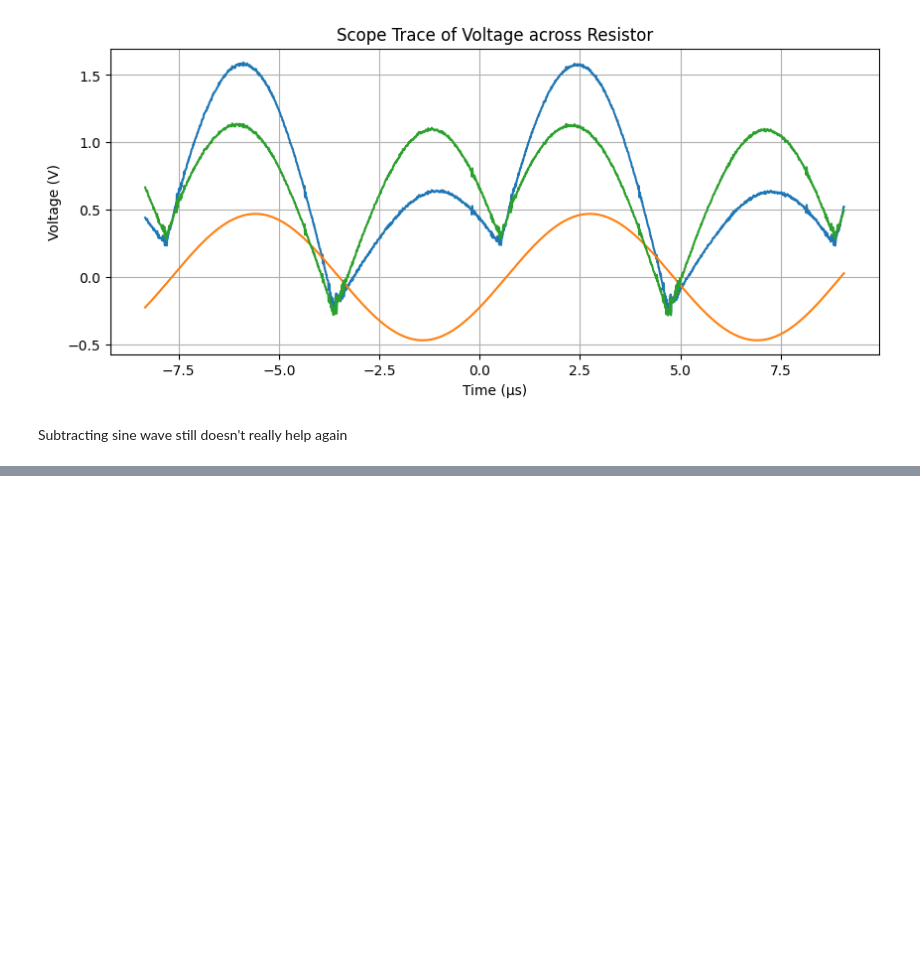
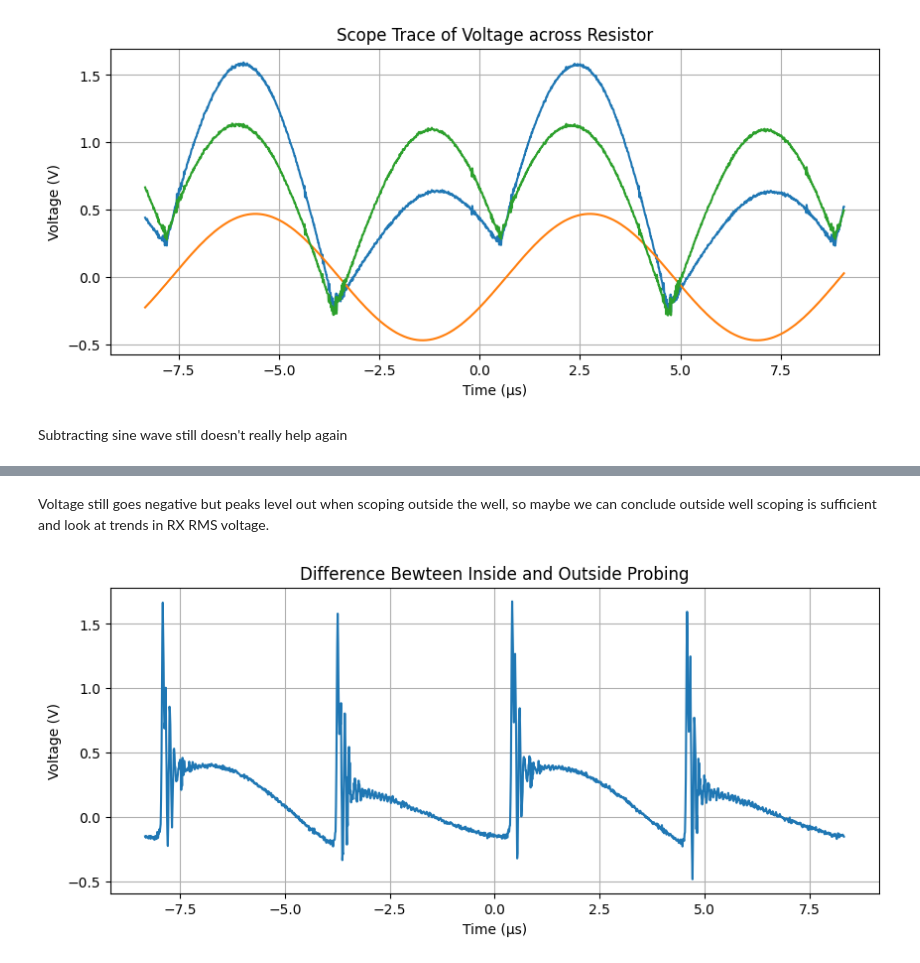
Before and after one commit to davisgtoth/Wireless-Drone-Data-Analysis, a Jupyter notebook: analysis.ipynb, the cells around one changed output, grey strips where cells are left out. Cells and saved outputs as stored; diff of their text form; code cells hidden in the pictures; blank space fills up the shorter version.

```diff
--- a/analysis.ipynb
+++ b/analysis.ipynb
@@ -873,0 +938,12 @@ Subtracting sine wave still doesn't really help again
+# %% [markdown]
+Voltage still goes negative but peaks level out when scoping outside the well, so maybe we can conclude outside well scoping is sufficient and look at trends in RX RMS voltage.
+# %%
+plt.figure(figsize=(10,4))
+plt.plot(in_time[start:stop]*1e6, in_volt[start:stop] - out_volt[start:stop])
+plt.xlabel('Time (\u03BCs)')
+plt.ylabel('Voltage (V)')
+plt.title('Difference Bewteen Inside and Outside Probing')
+plt.grid()
+plt.show()
+# %% [output]
+[figure, added]
```
Also changed, not shown: parts of 7 cells of this notebook, 5 other files.
